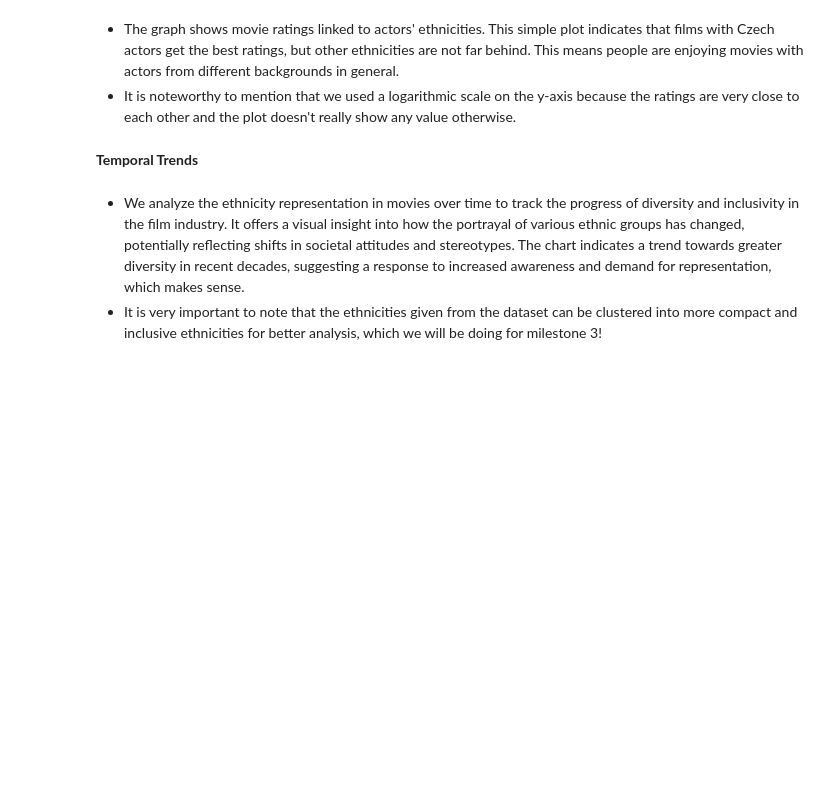
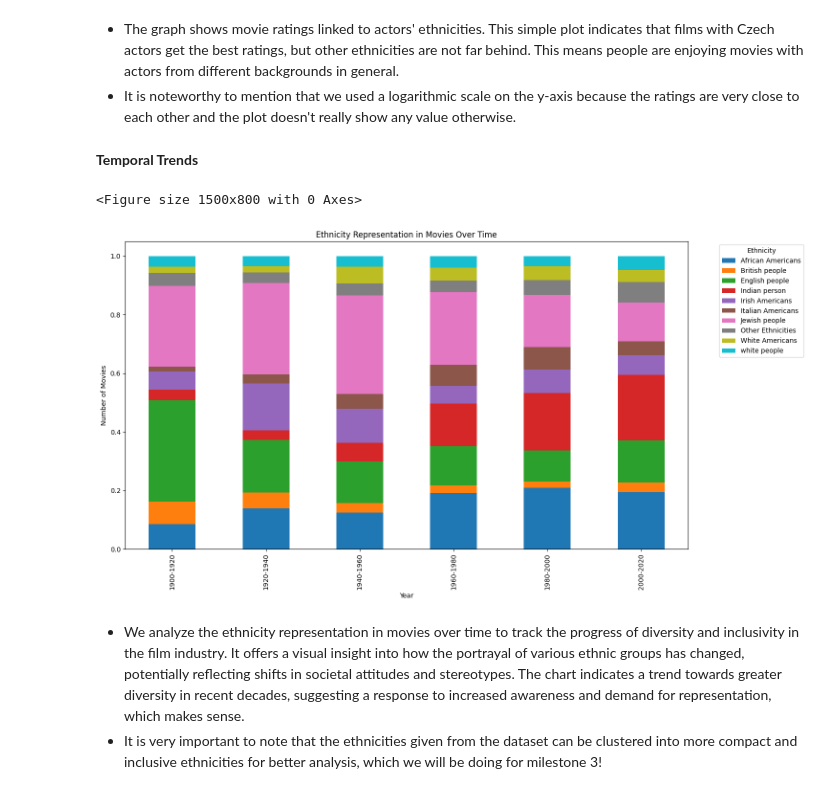
Before and after one commit to epfl-ada/ada-2023-project-cedars10452, a Jupyter notebook: Untitled.ipynb, the cells around one changed output. Drawn from its saved outputs; the diff is of its cells as text; code cells hidden in the pictures; blank space fills up the shorter version.

```diff
--- a/Untitled.ipynb
+++ b/Untitled.ipynb
@@ -1218,38 +1201,5 @@ plt.legend()
 # %% [markdown]
 ### Cultural Canvases on the Global Screen
-# %%
-from SPARQLWrapper import SPARQLWrapper, JSON
-from bs4 import BeautifulSoup
-import requests
-
-def query_wikidata_for_qnumber(freebase_id):
-    sparql = SPARQLWrapper("https://query.wikidata.org/sparql")
-
-    query = """
-    SELECT ?item WHERE {
-      ?item wdt:P646 "%s".
-    }
-    """ % freebase_id
-
-    sparql.setQuery(query)
-    sparql.setReturnFormat(JSON)
-    results = sparql.query().convert()
-
-    for result in results["results"]["bindings"]:
-        return result["item"]["value"].split('/')[-1]
-
-    return "Q-number not found"
-
-def get_ethnicity_from_wikidata(q_number):
-    url = f"https://www.wikidata.org/wiki/{q_number}"
-    response = requests.get(url)
-
-    if response.status_code == 200:
-        soup = BeautifulSoup(response.content, 'html.parser')
-        title = soup.find('title')
-        return title.text.split(' - ')[0] if title else "Ethnicity not found"
-    else:
-        return "Other Ethnicities"
 # %%
 !pip install SPARQLWrapper
 # %% [output]
@@ -1399,25 +1336,28 @@ plt.show()
 # %%
 top5_merged_df = merged_df.copy()
 top5_ethnicities = actor_movies_df['Actor ethnicity'].value_counts().head(10)
 
 year_bins = [1900, 1920, 1940, 1960, 1980, 2000, 2020]
 year_labels = ['1900-1920', '1920-1940', '1940-1960', '1960-1980', '1980-2000', '2000-2020']
 
-top5_merged_df['year_y'] = pd.cut(top5_merged_df['year_y'], bins=year_bins, labels=year_labels)
+top5_merged_df['year'] = pd.cut(top5_merged_df['year'], bins=year_bins, labels=year_labels)
 
 top5_merged_df = top5_merged_df[top5_merged_df['Actor ethnicity'].isin(top5_ethnicities.index)]
-yearly_ethnicity_trends = top5_merged_df.groupby(['year_y', 'Actor ethnicity']).size().unstack(fill_value=0)
+yearly_ethnicity_trends = top5_merged_df.groupby(['year', 'Actor ethnicity']).size().unstack(fill_value=0)
 
 normalized_ethnicity_distribution = yearly_ethnicity_trends.div(yearly_ethnicity_trends.sum(axis=1), axis=0)
 
 plt.figure(figsize=(15, 8))
 normalized_ethnicity_distribution.plot(kind='bar', stacked=True, figsize=(15, 8))
 plt.title('Ethnicity Representation in Movies Over Time')
 plt.xlabel('Year')
 plt.ylabel('Number of Movies')
 plt.legend(title='Ethnicity', bbox_to_anchor=(1.05, 1), loc='upper left')
 plt.tight_layout()
 plt.show()
+# %% [output]
+<Figure size 1500x800 with 0 Axes>
+[figure, added]
 # %% [markdown]
 - We analyze the ethnicity representation in movies over time to track the progress of diversity and inclusivity in the film industry. It offers a visual insight into how the portrayal of various ethnic groups has changed, potentially reflecting shifts in societal attitudes and stereotypes. The chart indicates a trend towards greater diversity in recent decades, suggesting a response to increased awareness and demand for representation, which makes sense.
 - It is very important to note that the ethnicities given from the dataset can be clustered into more compact and inclusive ethnicities for better analysis, which we will be doing for milestone 3!
```
Also changed, not shown: parts of 68 cells of this notebook, 1 other file.
